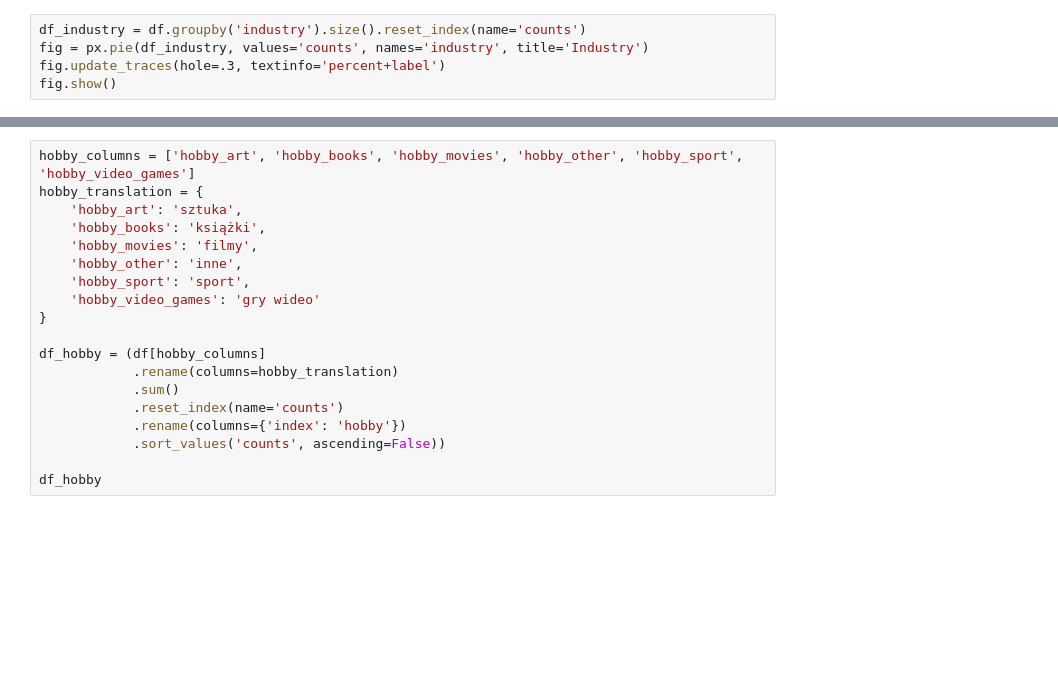
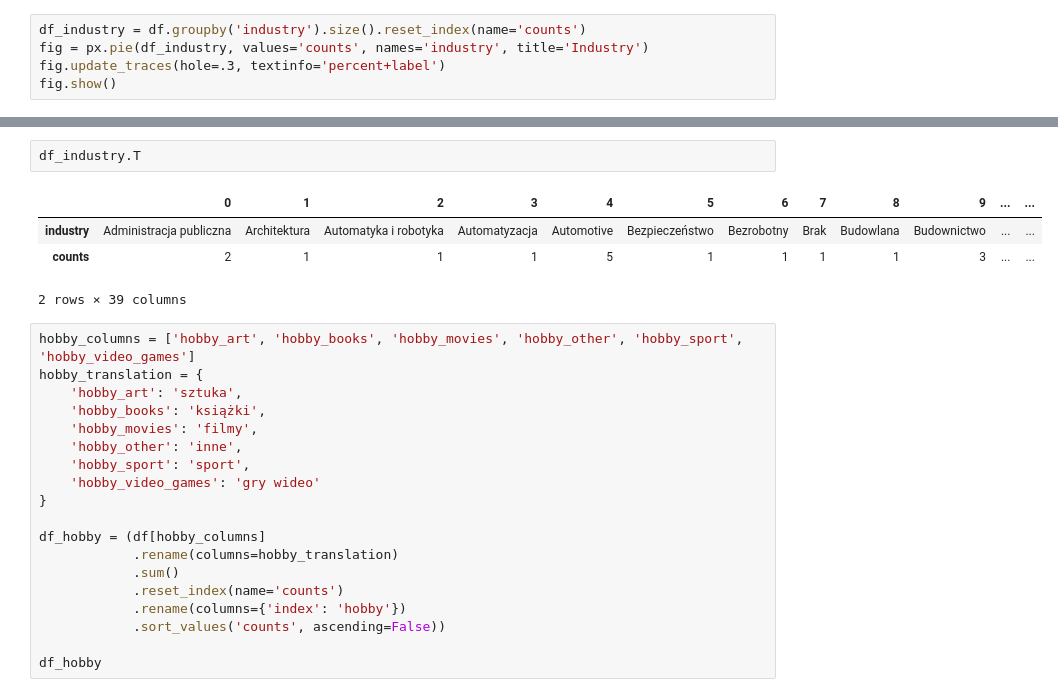
Before and after one commit to waltad/survey-review-app, a Jupyter notebook: research.ipynb, the cells around one changed output, grey strips where cells are left out. Drawn from its saved outputs; the diff is of its cells as text; blank space fills up the shorter version.

```diff
--- a/research.ipynb
+++ b/research.ipynb
@@ -303,3 +312,10 @@ fig.show()
+# %%
+df_industry.T
+# %% [output]
+|  | 0 | 1 | 2 | 3 | 4 | 5 | 6 | 7 | 8 | 9 | ... | ... |
+| industry | Administracja publiczna | Architektura | Automatyka i robotyka | Automatyzacja | Automotive | Bezpieczeństwo | Bezrobotny | Brak | Budowlana | Budownictwo | ... | ... |
+| counts | 2 | 1 | 1 | 1 | 5 | 1 | 1 | 1 | 1 | 3 | ... | ... |
+2 rows × 39 columns
 # %%
 hobby_columns = ['hobby_art', 'hobby_books', 'hobby_movies', 'hobby_other', 'hobby_sport', 'hobby_video_games']
 hobby_translation = {
```
Also changed, not shown: parts of 5 cells of this notebook.
